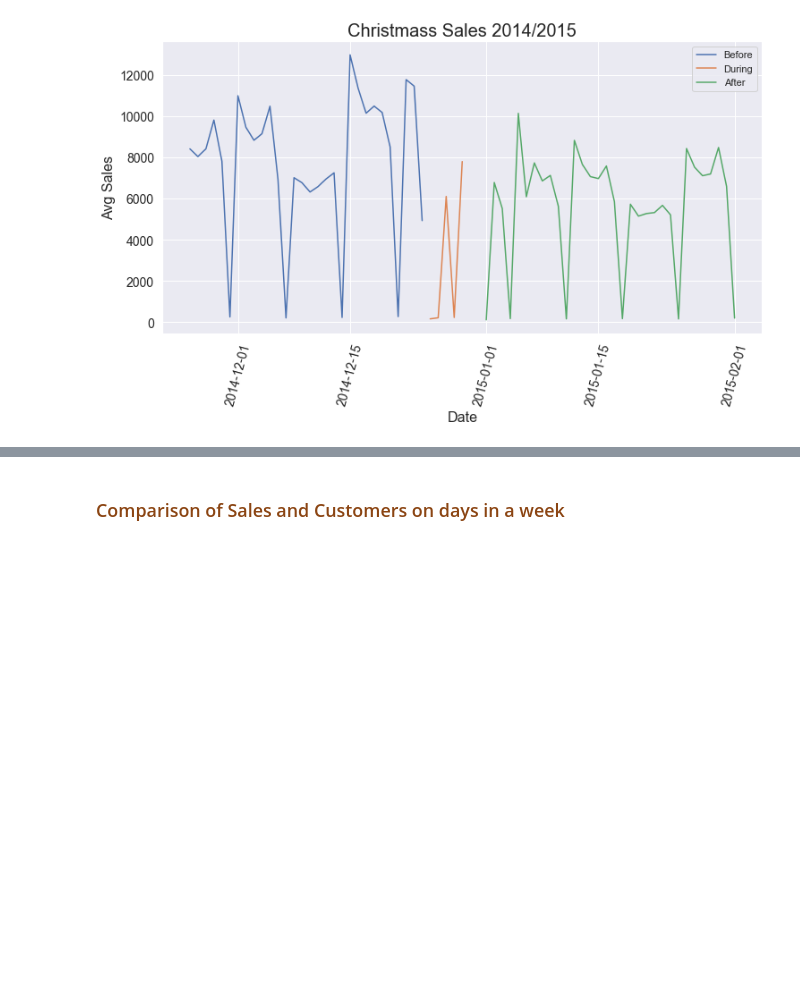
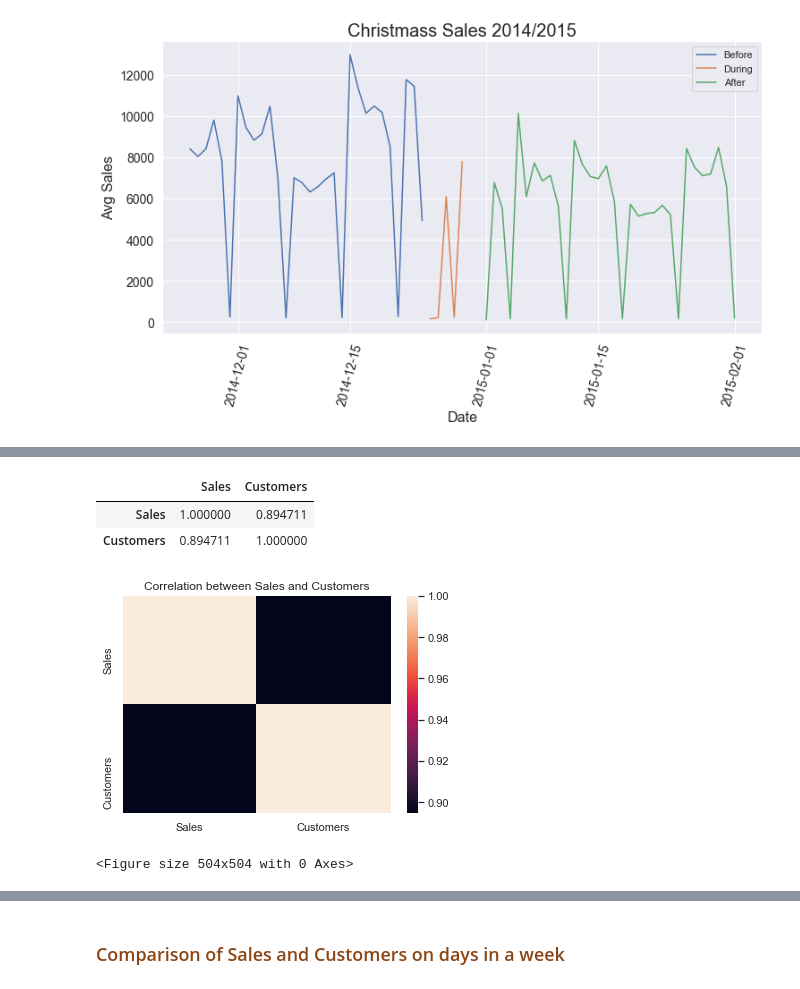
Before and after one commit to Melak2017/Pharmaceutical-Sales-Prediction-, a Jupyter notebook: notebooks/data_exploration.ipynb, the cells around one changed output, grey strips where cells are left out. Drawn from its saved outputs; the diff is of its cells as text; code cells hidden in the pictures; blank space fills up the shorter version.

```diff
--- a/notebooks/data_exploration.ipynb
+++ b/notebooks/data_exploration.ipynb
@@ -366,0 +375,14 @@ plt.show()
+# %%
+# plotting the correlations onto a heatmap
+sales_customers_corr = train_df[["Sales", "Customers"]].corr()
+display(sales_customers_corr)
+sns.heatmap(sales_customers_corr)
+plt.title('Correlation between Sales and Customers')
+plt.figure(figsize=(7, 7))
+plt.show()
+# %% [output]
+|  | Sales | Customers |
+| Sales | 1.000000 | 0.894711 |
+| Customers | 0.894711 | 1.000000 |
+[figure, added]
+<Figure size 504x504 with 0 Axes>
```
Also changed, not shown: parts of 4 cells of this notebook.
